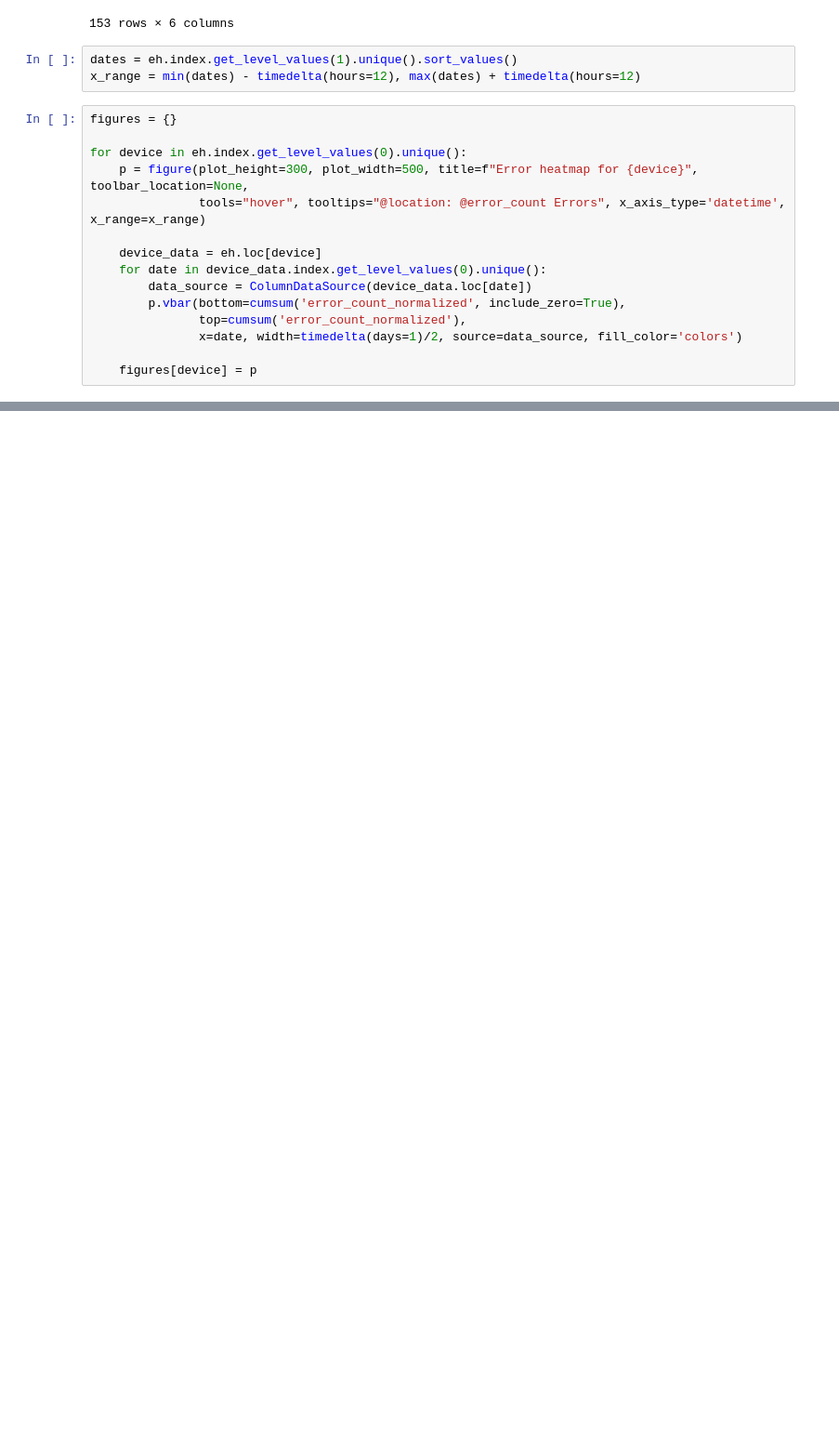
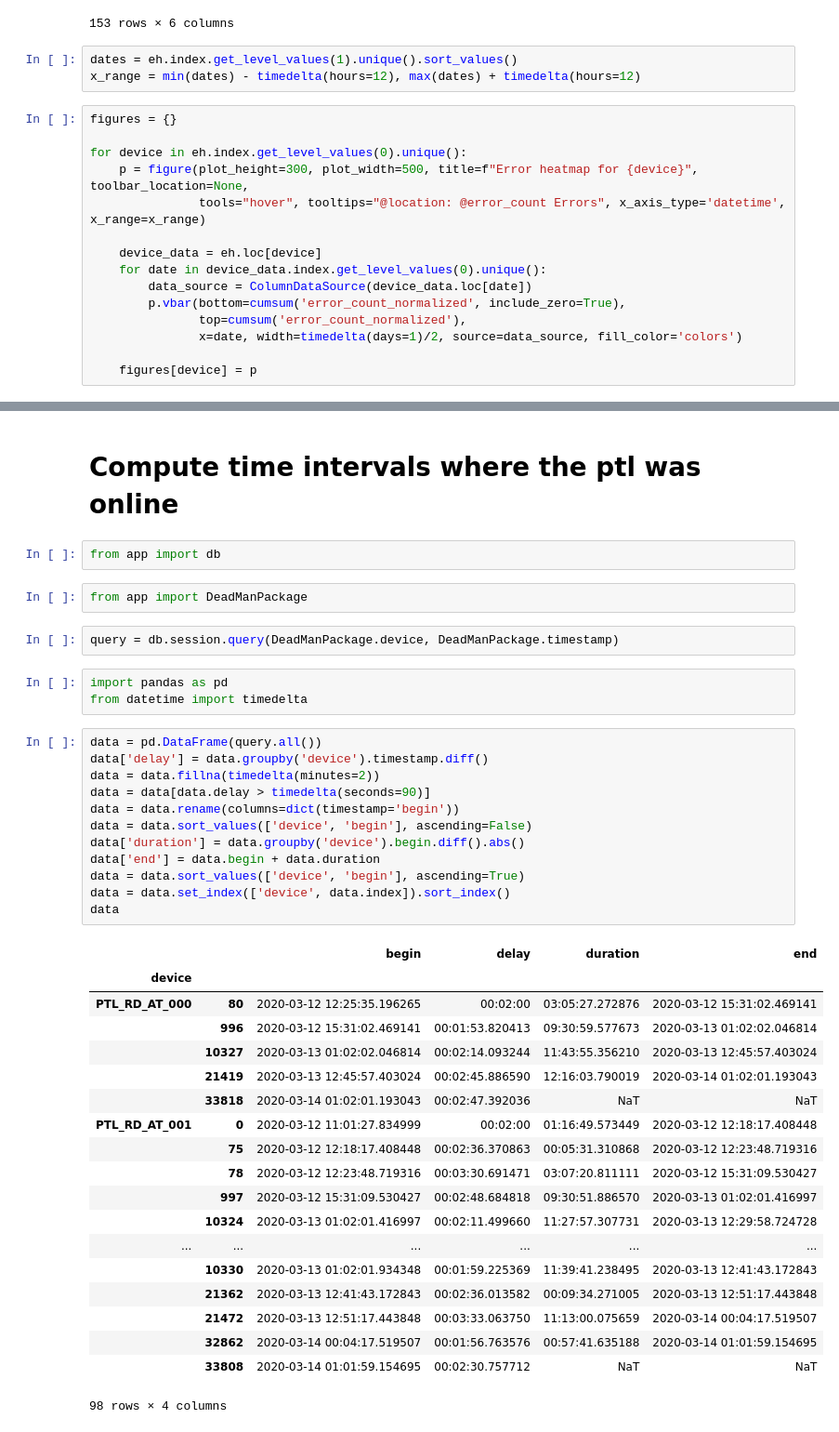
Before and after one commit to whuss/dashboard_react, a Jupyter notebook: error_heatmap.ipynb, the cells around one changed output, grey strips where cells are left out. Shown at 93% size. Saved outputs shown, nothing was run; the diff lists cells and outputs as text; blank space fills up the shorter version.

Commit message:
compute time intervals where the ptl was online

```diff
--- a/error_heatmap.ipynb
+++ b/error_heatmap.ipynb
@@ -111,3 +111,46 @@ show(layouts.column(*list(figures.values())))
 # %% [output]
 [interactive output not drawn]
 [interactive output not drawn]
+# %% [markdown]
+# Compute time intervals where the ptl was online
+# %%
+from app import db
+# %%
+from app import DeadManPackage
+# %%
+query = db.session.query(DeadManPackage.device, DeadManPackage.timestamp)
+# %%
+import pandas as pd
+from datetime import timedelta
+# %%
+data = pd.DataFrame(query.all())
+data['delay'] = data.groupby('device').timestamp.diff()
+data = data.fillna(timedelta(minutes=2))
+data = data[data.delay > timedelta(seconds=90)]
+data = data.rename(columns=dict(timestamp='begin'))
+data = data.sort_values(['device', 'begin'], ascending=False)
+data['duration'] = data.groupby('device').begin.diff().abs()
+data['end'] = data.begin + data.duration
+data = data.sort_values(['device', 'begin'], ascending=True)
+data = data.set_index(['device', data.index]).sort_index()
+data
+# %% [output]
+|  |  | begin | delay | duration | end |
+| device |  |  |  |  |  |
+| PTL_RD_AT_000 | 80 | 2020-03-12 12:25:35.196265 | 00:02:00 | 03:05:27.272876 | 2020-03-12 15:31:02.469141 |
+|  | 996 | 2020-03-12 15:31:02.469141 | 00:01:53.820413 | 09:30:59.577673 | 2020-03-13 01:02:02.046814 |
+|  | 10327 | 2020-03-13 01:02:02.046814 | 00:02:14.093244 | 11:43:55.356210 | 2020-03-13 12:45:57.403024 |
+|  | 21419 | 2020-03-13 12:45:57.403024 | 00:02:45.886590 | 12:16:03.790019 | 2020-03-14 01:02:01.193043 |
+|  | 33818 | 2020-03-14 01:02:01.193043 | 00:02:47.392036 | NaT | NaT |
+| PTL_RD_AT_001 | 0 | 2020-03-12 11:01:27.834999 | 00:02:00 | 01:16:49.573449 | 2020-03-12 12:18:17.408448 |
+|  | 75 | 2020-03-12 12:18:17.408448 | 00:02:36.370863 | 00:05:31.310868 | 2020-03-12 12:23:48.719316 |
+|  | 78 | 2020-03-12 12:23:48.719316 | 00:03:30.691471 | 03:07:20.811111 | 2020-03-12 15:31:09.530427 |
+|  | 997 | 2020-03-12 15:31:09.530427 | 00:02:48.684818 | 09:30:51.886570 | 2020-03-13 01:02:01.416997 |
+|  | 10324 | 2020-03-13 01:02:01.416997 | 00:02:11.499660 | 11:27:57.307731 | 2020-03-13 12:29:58.724728 |
+| ... | ... | ... | ... | ... | ... |
+|  | 10330 | 2020-03-13 01:02:01.934348 | 00:01:59.225369 | 11:39:41.238495 | 2020-03-13 12:41:43.172843 |
+|  | 21362 | 2020-03-13 12:41:43.172843 | 00:02:36.013582 | 00:09:34.271005 | 2020-03-13 12:51:17.443848 |
+|  | 21472 | 2020-03-13 12:51:17.443848 | 00:03:33.063750 | 11:13:00.075659 | 2020-03-14 00:04:17.519507 |
+|  | 32862 | 2020-03-14 00:04:17.519507 | 00:01:56.763576 | 00:57:41.635188 | 2020-03-14 01:01:59.154695 |
+|  | 33808 | 2020-03-14 01:01:59.154695 | 00:02:30.757712 | NaT | NaT |
+98 rows × 4 columns
```
Also changed, not shown: parts of 4 cells of this notebook, 1 other file.
